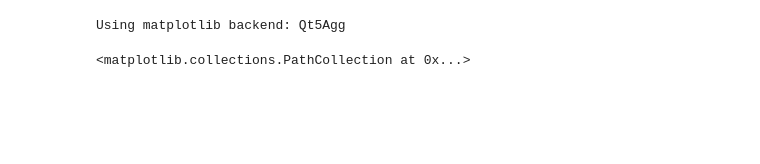
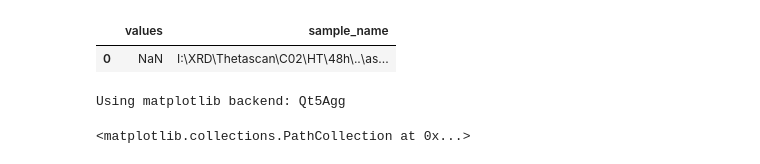
Before and after one commit to potsci/random_projects, a Jupyter notebook: xray_plotting.ipynb, the cells around one changed output. Drawn from its saved outputs; the diff is of its cells as text; code cells hidden in the pictures; blank space fills up the shorter version.

```diff
--- a/xray_plotting.ipynb
+++ b/xray_plotting.ipynb
@@ -51,6 +53,11 @@ for key in folder:
 
 # #     elif split[1]=='4':
 #     i=i+1
+# %%
+df
+# %% [output]
+|  | values | sample_name |
+| 0 | NaN | I:\XRD\Thetascan\C02\HT\48h\..\as... |
 # %%
 %matplotlib
 plt.scatter(tmp_all_x,tmp_all_y)
```
Also changed, not shown: parts of 3 cells of this notebook, 14 other files.
